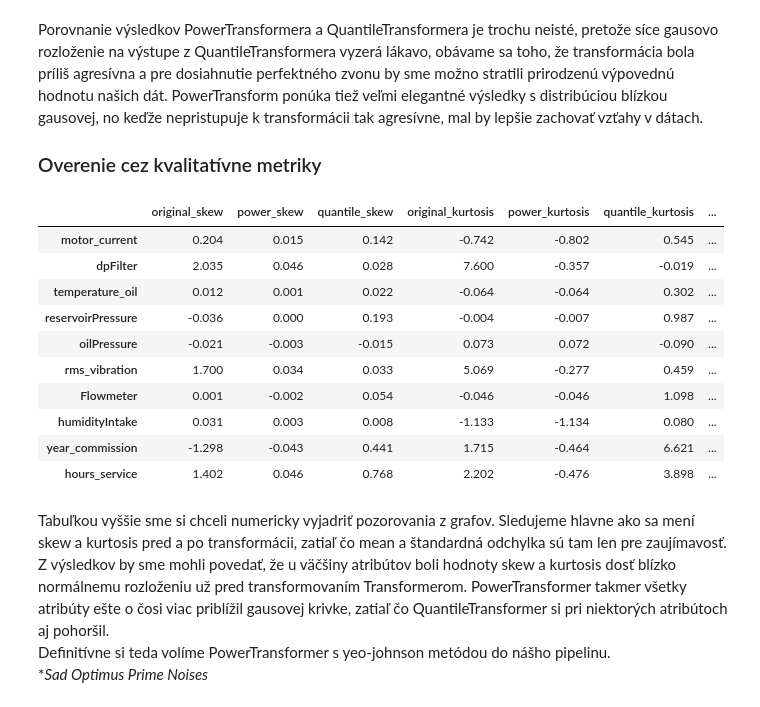
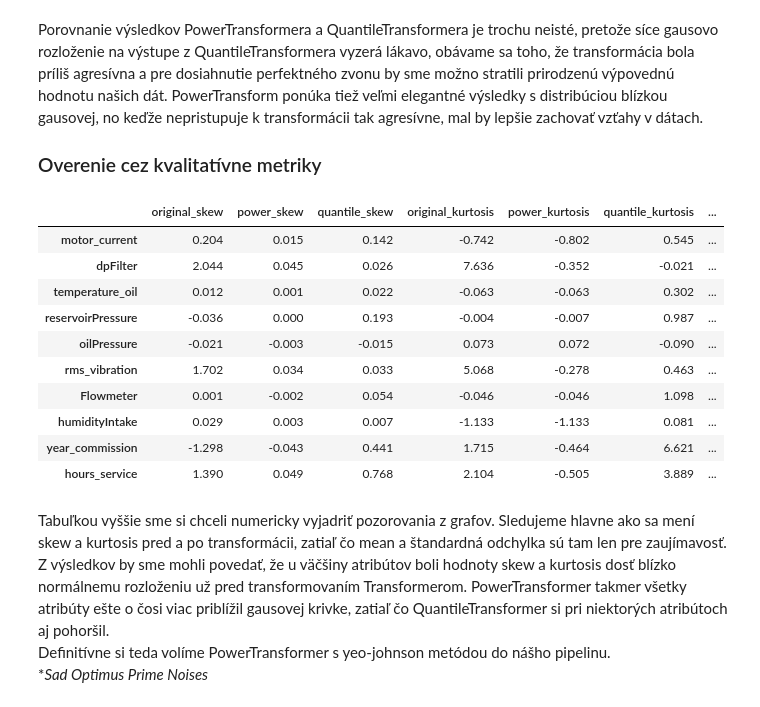
Before and after one commit to Langos428/IAU_projekt, a Jupyter notebook: faza2.ipynb, the cells around one changed output. Cells and saved outputs as stored; diff of their text form; code cells hidden in the pictures.

```diff
--- a/faza2.ipynb
+++ b/faza2.ipynb
@@ -146,9 +153,9 @@ def iqr_bounds(series):
     return q1 - 1.5 * iqr, q3 + 1.5 * iqr
 
 # vypis odlahlých hodnôt motor current cez IQR
-lower_bound, upper_bound = iqr_bounds(train_df["motor_current"])
+lower_bound, upper_bound = iqr_bounds(X_train["motor_current"])
 print(f"Lower bound: {lower_bound}, Upper bound: {upper_bound}")
-motor_current_outliers = train_df[(train_df["motor_current"] < lower_bound) | (train_df["motor_current"] > upper_bound)]
+motor_current_outliers = X_train[(X_train["motor_current"] < lower_bound) | (X_train["motor_current"] > upper_bound)]
 print("motor current outliers:", motor_current_outliers["motor_current"].values)
 # %% [output]
 Lower bound: -0.5862474999999994, Upper bound: 10.953332499999998
@@ -156,7 +163,7 @@ motor current outliers: [99. 99. 99. 99. 99. 99. 99. 99. 99. 99. 99. 99. 99. 99.
 # %% [markdown]
 Všetky odľahlé hodnoty `motor_current` sú 99 čo je výrazne odlišné od upper bound 10.95. Preto ich nahradíme hodnotou upper bound 10.95.
 # %%
-train_df.loc[train_df["motor_current"] > upper_bound, "motor_current"] = upper_bound
+X_train.loc[X_train["motor_current"] > upper_bound, "motor_current"] = upper_bound
 # %% [markdown]
 Ostatné odľahlé hodnoty nie su jednoznačne chybné merania, a kedže ich je celkom veľa, tak ich nebudeme odstraňovať ani nahrádzať.
 # %% [markdown]
@@ -165,16 +172,16 @@ Ostatné odľahlé hodnoty nie su jednoznačne chybné merania, a kedže ich je
 Máme podľa zadania použiť 2 metódy škálovania, a keďže sme sa v predošlom kroku rozhodli neodstrániť outlierov ani ich nenahradiť hraničnými hodnotami, **Normalizáciu** sme sa rozhodli nepoužiť, pretože si nevie tak dobre poradiť s outliermi. Vybrali sme si **RobustScaler**, ktorý je pre outlierov stvorený, a **StandardScaler**, ktorý by tiež mohol outlierov zvládnuť.
 # %%
 
-scaled_cols = [col for col in train_df.columns if col not in ["id_unit", "failure", "dutyClass", "version_firmware_1", "version_firmware_2", "version_firmware_3"]]
+scaled_cols = [col for col in X_train.columns if col not in ["dutyClass", "version_firmware_1", "version_firmware_2", "version_firmware_3"]]
 
 scaler = sklearn.preprocessing.StandardScaler()
-standard_scaled = train_df.copy()
-standard_scaled[scaled_cols] = scaler.fit_transform(train_df[scaled_cols])
+standard_scaled = X_train.copy()
+standard_scaled[scaled_cols] = scaler.fit_transform(X_train[scaled_cols])
 
 
 scaler = sklearn.preprocessing.RobustScaler()
-robust_scaled = train_df.copy()
-robust_scaled[scaled_cols] = scaler.fit_transform(train_df[scaled_cols])
+robust_scaled = X_train.copy()
+robust_scaled[scaled_cols] = scaler.fit_transform(X_train[scaled_cols])
 
 
 fig, axs = plt.subplots(5, 2, figsize=(16, 20))
@@ -198,7 +205,7 @@ plt.show()
 
 Porovnáme PowerTransformer Yeo-Johnson a QuantileTransformer, pretože Box-Cox vie pracovať len s kladnými hodnotami a naše atribúty sú po škálovaní aj záporné.
 # %%
-transformed_cols = [col for col in train_df.columns if col not in ["id_unit", "failure", "dutyClass", "version_firmware_1", "version_firmware_2", "version_firmware_3"]]
+transformed_cols = [col for col in X_train.columns if col not in ["dutyClass", "version_firmware_1", "version_firmware_2", "version_firmware_3"]]
 
 
 power = sklearn.preprocessing.PowerTransformer(method='yeo-johnson', standardize=True)
@@ -231,34 +238,34 @@ Porovnanie výsledkov PowerTransformera a QuantileTransformera je trochu neisté
 ### Overenie cez kvalitatívne metriky
 # %%
 pd.DataFrame({
-    'original_skew': train_df[attributes].apply(stats.skew).round(3),
+    'original_skew': X_train[attributes].apply(stats.skew).round(3),
     'power_skew': power_transformed[attributes].apply(stats.skew).round(3),
     'quantile_skew': quantile_transformed[attributes].apply(stats.skew).round(3),
 
-    'original_kurtosis': train_df[attributes].apply(stats.kurtosis).round(3),
+    'original_kurtosis': X_train[attributes].apply(stats.kurtosis).round(3),
     'power_kurtosis': power_transformed[attributes].apply(stats.kurtosis).round(3),
     'quantile_kurtosis': quantile_transformed[attributes].apply(stats.kurtosis).round(3),
 
-    'original_mean': train_df[attributes].mean().round(3),
+    'original_mean': X_train[attributes].mean().round(3),
     'power_mean': power_transformed[attributes].mean().round(3),
     'quantile_mean': quantile_transformed[attributes].mean().round(3),
 
-    'original_std': train_df[attributes].std().round(3),
+    'original_std': X_train[attributes].std().round(3),
     'power_std': power_transformed[attributes].std().round(3),
     'quantile_std': quantile_transformed[attributes].std().round(3),
 })
 # %% [output]
 |  | original_skew | power_skew | quantile_skew | original_kurtosis | power_kurtosis | quantile_kurtosis | ... |
 | motor_current | 0.204 | 0.015 | 0.142 | -0.742 | -0.802 | 0.545 | ... |
-| dpFilter | 2.035 | 0.046 | 0.028 | 7.600 | -0.357 | -0.019 | ... |
-| temperature_oil | 0.012 | 0.001 | 0.022 | -0.064 | -0.064 | 0.302 | ... |
+| dpFilter | 2.044 | 0.045 | 0.026 | 7.636 | -0.352 | -0.021 | ... |
+| temperature_oil | 0.012 | 0.001 | 0.022 | -0.063 | -0.063 | 0.302 | ... |
 | reservoirPressure | -0.036 | 0.000 | 0.193 | -0.004 | -0.007 | 0.987 | ... |
 | oilPressure | -0.021 | -0.003 | -0.015 | 0.073 | 0.072 | -0.090 | ... |
-| rms_vibration | 1.700 | 0.034 | 0.033 | 5.069 | -0.277 | 0.459 | ... |
+| rms_vibration | 1.702 | 0.034 | 0.033 | 5.068 | -0.278 | 0.463 | ... |
 | Flowmeter | 0.001 | -0.002 | 0.054 | -0.046 | -0.046 | 1.098 | ... |
-| humidityIntake | 0.031 | 0.003 | 0.008 | -1.133 | -1.134 | 0.080 | ... |
+| humidityIntake | 0.029 | 0.003 | 0.007 | -1.133 | -1.133 | 0.081 | ... |
 | year_commission | -1.298 | -0.043 | 0.441 | 1.715 | -0.464 | 6.621 | ... |
-| hours_service | 1.402 | 0.046 | 0.768 | 2.202 | -0.476 | 3.898 | ... |
+| hours_service | 1.390 | 0.049 | 0.768 | 2.104 | -0.505 | 3.889 | ... |
 # %% [markdown]
 Tabuľkou vyššie sme si chceli numericky vyjadriť pozorovania z grafov. Sledujeme hlavne ako sa mení skew a kurtosis pred a po transformácii, zatiaľ čo mean a štandardná odchylka sú tam len pre zaujímavosť.
 Z výsledkov by sme mohli povedať, že u väčšiny atribútov boli hodnoty skew a kurtosis dosť blízko normálnemu rozloženiu už pred transformovaním Transformerom. PowerTransformer takmer všetky atribúty ešte o čosi viac priblížil gausovej krivke, zatiaľ čo QuantileTransformer si pri niektorých atribútoch aj pohoršil.
```
Also changed, not shown: parts of 10 cells of this notebook.
